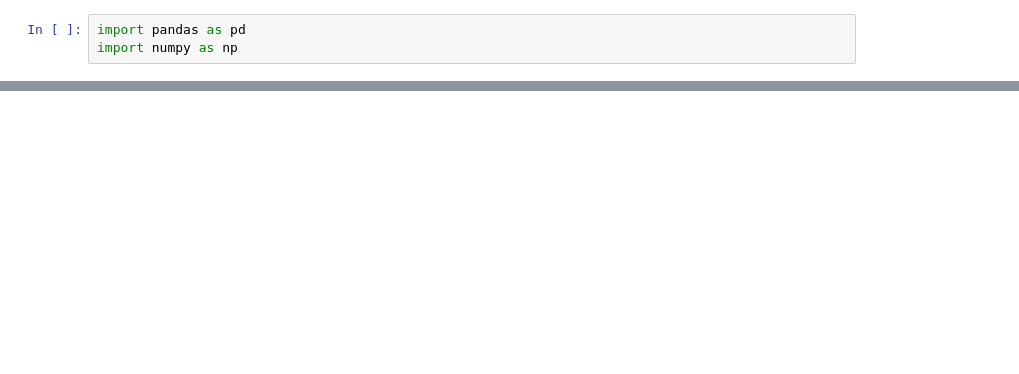
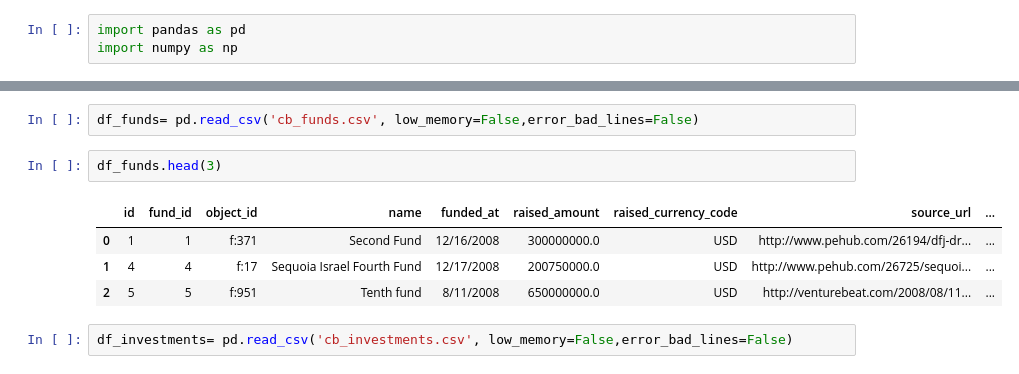
Before and after one commit to oanaale95/TL-Seeder, a Jupyter notebook: DataScienceML.ipynb, the cells around one changed output, grey strips where cells are left out. Drawn from its saved outputs; the diff is of its cells as text; blank space fills up the shorter version.

```diff
--- a/DataScienceML.ipynb
+++ b/DataScienceML.ipynb
@@ -56,0 +53,11 @@ C:\Users\asabau\Anaconda3\lib\site-packages\IPython\core\interactiveshell.py:269
+# %%
+df_funds= pd.read_csv('cb_funds.csv', low_memory=False,error_bad_lines=False)
+# %%
+df_funds.head(3)
+# %% [output]
+|  | id | fund_id | object_id | name | funded_at | raised_amount | raised_currency_code | source_url | ... |
+| 0 | 1 | 1 | f:371 | Second Fund | 12/16/2008 | 300000000.0 | USD | http://www.pehub.com/26194/dfj-dr... | ... |
+| 1 | 4 | 4 | f:17 | Sequoia Israel Fourth Fund | 12/17/2008 | 200750000.0 | USD | http://www.pehub.com/26725/sequoi... | ... |
+| 2 | 5 | 5 | f:951 | Tenth fund | 8/11/2008 | 650000000.0 | USD | http://venturebeat.com/2008/08/11... | ... |
+# %%
+df_investments= pd.read_csv('cb_investments.csv', low_memory=False,error_bad_lines=False)
```
Also changed, not shown: parts of 29 cells of this notebook.
